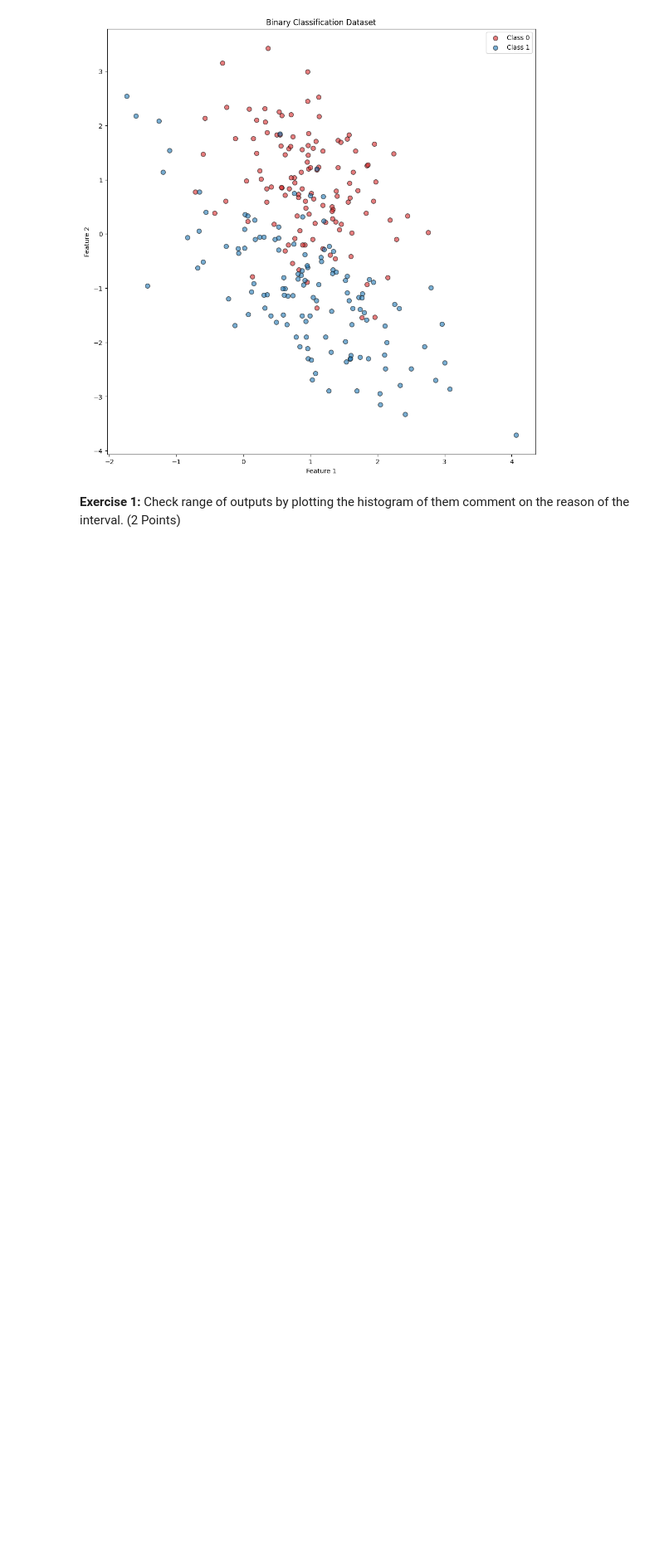
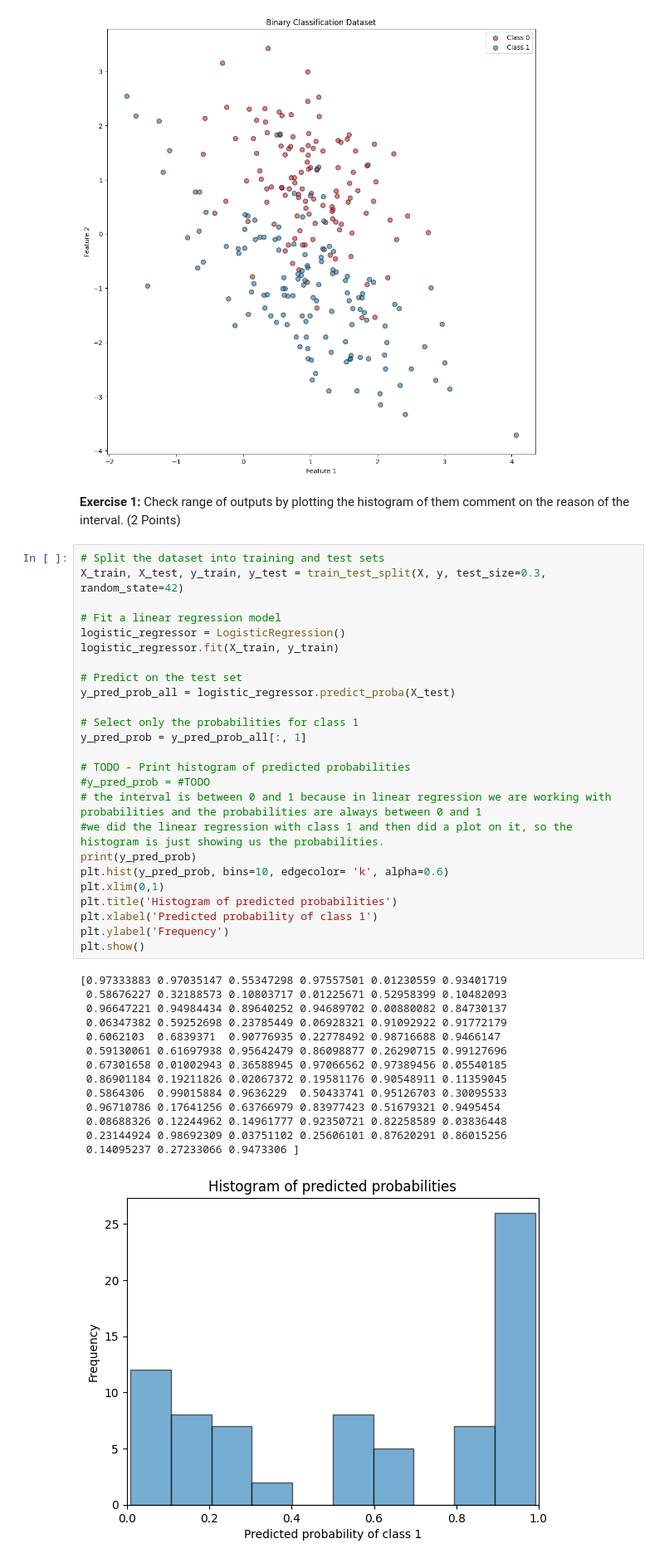
Before and after one commit to Raminyazdani/notebook-problem-solution-visualization, a Jupyter notebook: classification_visualization.ipynb, the cells around one changed output. Shown at 83% size. Cells and saved outputs as stored; diff of their text form; blank space fills up the shorter version.

```diff
--- a/classification_visualization.ipynb
+++ b/classification_visualization.ipynb
@@ -125,3 +125,43 @@ plt.show()
 [figure]
 # %% [markdown]
 **Exercise 1:** Check range of outputs by plotting the histogram of them comment on the reason of the interval. (2 Points)
+# %%
+# Split the dataset into training and test sets
+X_train, X_test, y_train, y_test = train_test_split(X, y, test_size=0.3, random_state=42)
+
+# Fit a linear regression model
+logistic_regressor = LogisticRegression()
+logistic_regressor.fit(X_train, y_train)
+
+# Predict on the test set
+y_pred_prob_all = logistic_regressor.predict_proba(X_test)
+
+# Select only the probabilities for class 1
+y_pred_prob = y_pred_prob_all[:, 1]
+
+# TODO - Print histogram of predicted probabilities
+#y_pred_prob = #TODO
+# the interval is between 0 and 1 because in linear regression we are working with probabilities and the probabilities are always between 0 and 1
+#we did the linear regression with class 1 and then did a plot on it, so the histogram is just showing us the probabilities.
+print(y_pred_prob)
+plt.hist(y_pred_prob, bins=10, edgecolor= 'k', alpha=0.6)
+plt.xlim(0,1)
+plt.title('Histogram of predicted probabilities')
+plt.xlabel('Predicted probability of class 1')
+plt.ylabel('Frequency')
+plt.show()
+# %% [output]
+[0.97333883 0.97035147 0.55347298 0.97557501 0.01230559 0.93401719
+ 0.58676227 0.32188573 0.10803717 0.01225671 0.52958399 0.10482093
+ 0.96647221 0.94984434 0.89640252 0.94689702 0.00880082 0.84730137
+ 0.06347382 0.59252698 0.23785449 0.06928321 0.91092922 0.91772179
+ 0.6062103  0.6839371  0.90776935 0.22778492 0.98716688 0.9466147
+ 0.59130061 0.61697938 0.95642479 0.86098877 0.26290715 0.99127696
+ 0.67301658 0.01002943 0.36588945 0.97066562 0.97389456 0.05540185
+ 0.86901184 0.19211826 0.02067372 0.19581176 0.90548911 0.11359045
+ 0.5864306  0.99015884 0.9636229  0.50433741 0.95126703 0.30095533
+ 0.96710786 0.17641256 0.63766979 0.83977423 0.51679321 0.9495454
+ 0.08688326 0.12244962 0.14961777 0.92350721 0.82258589 0.03836448
+ 0.23144924 0.98692309 0.03751102 0.25606101 0.87620291 0.86015256
+ 0.14095237 0.27233066 0.9473306 ]
+[figure, added]
```
Also changed, not shown: 1 other file.
